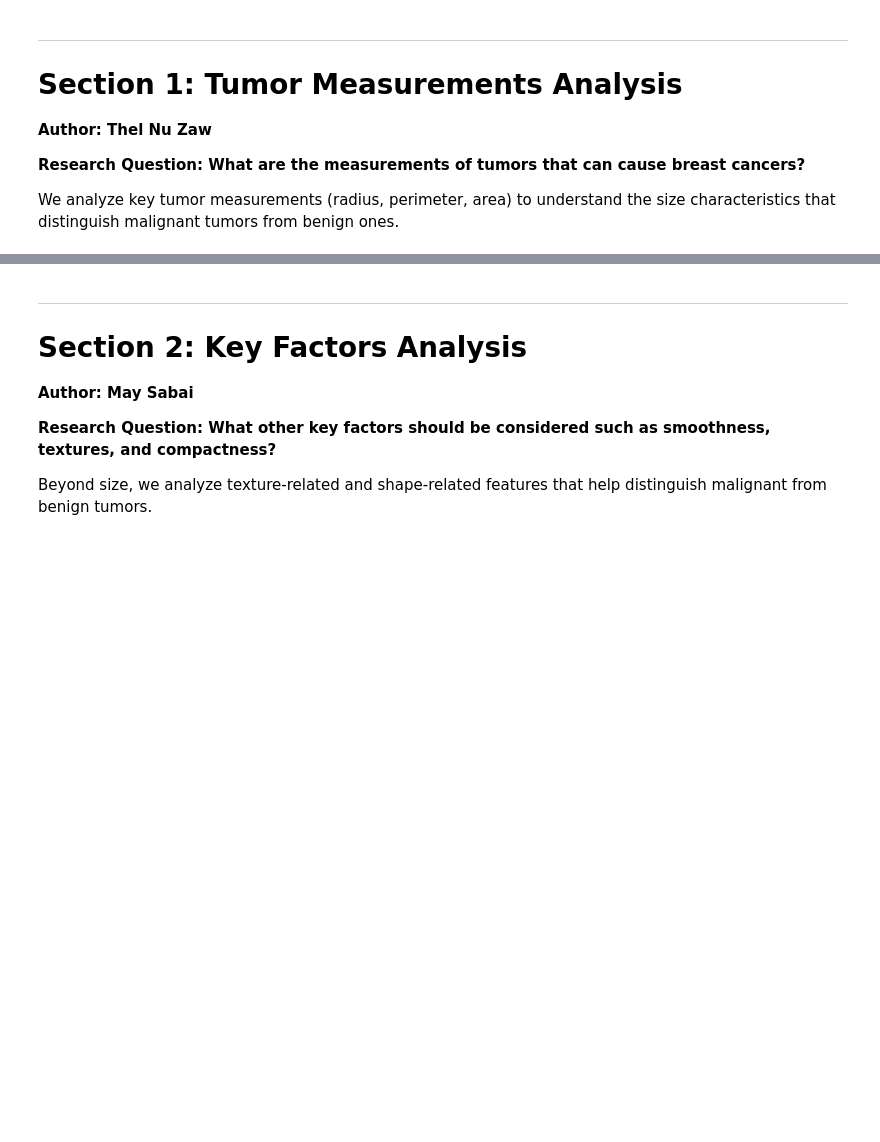
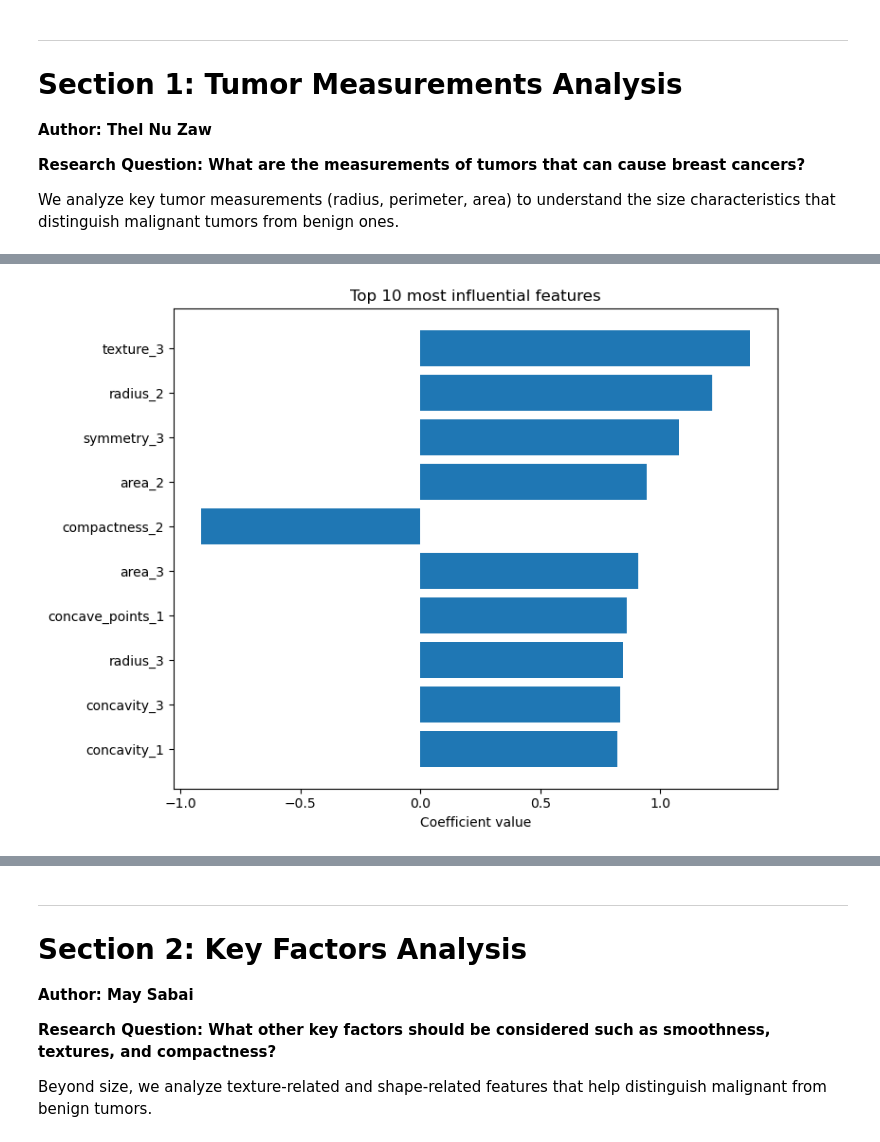
Before and after one commit to QMay17/CS171-Machine-Learning-Project, a Jupyter notebook: notebooks/analysis_and_visualization.ipynb, the cells around one changed output, grey strips where cells are left out. Cells and saved outputs as stored; diff of their text form; code cells hidden in the pictures; blank space fills up the shorter version.

```diff
--- a/notebooks/analysis_and_visualization.ipynb
+++ b/notebooks/analysis_and_visualization.ipynb
@@ -124,0 +151,10 @@ We analyze key tumor measurements (radius, perimeter, area) to understand the si
+# %%
+coef = Lg.coef_[0]
+
+coef_df = pd.DataFrame({
+    "feature": feature_names,
+    "coef": coef,
+    "abs_coef": np.abs(coef)
+}).sort_values("abs_coef", ascending=False)
+
+coef_df.head(10)
@@ -124,0 +173,11 @@ We analyze key tumor measurements (radius, perimeter, area) to understand the si
+# %%
+selected = 10
+numofcof = coef_df.head(selected)
+plt.figure(figsize=(8,6))
+plt.barh(numofcof["feature"][::-1], numofcof["coef"][::-1])
+plt.xlabel("Coefficient value")
+plt.title("Top 10 most influential features")
+plt.tight_layout()
+plt.show()
+# %% [output]
+[figure, added]
```
Also changed, not shown: parts of 18 cells of this notebook, 1 other file.
